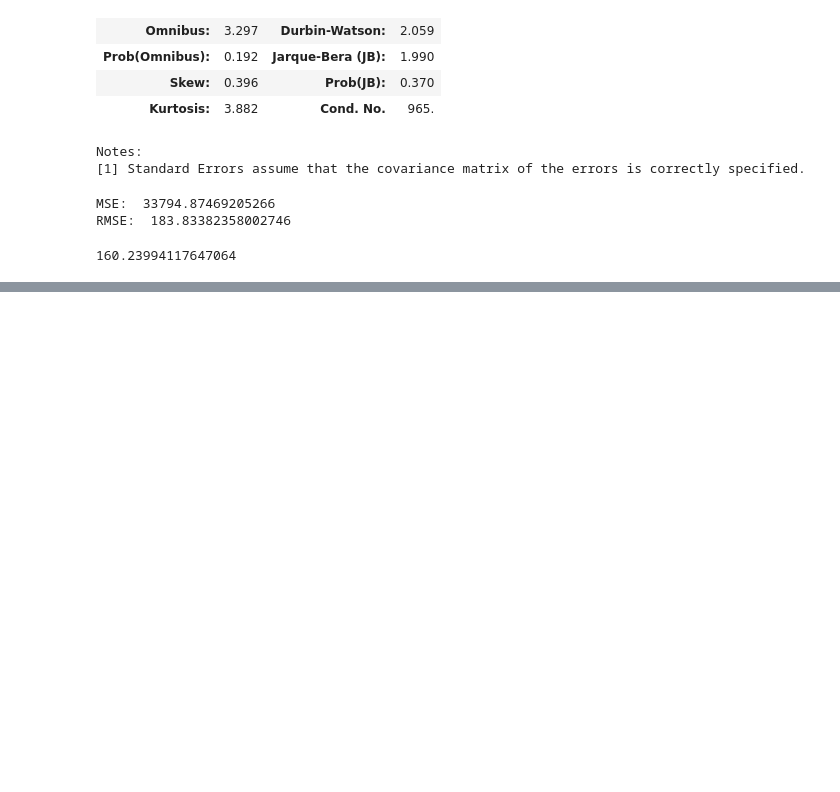
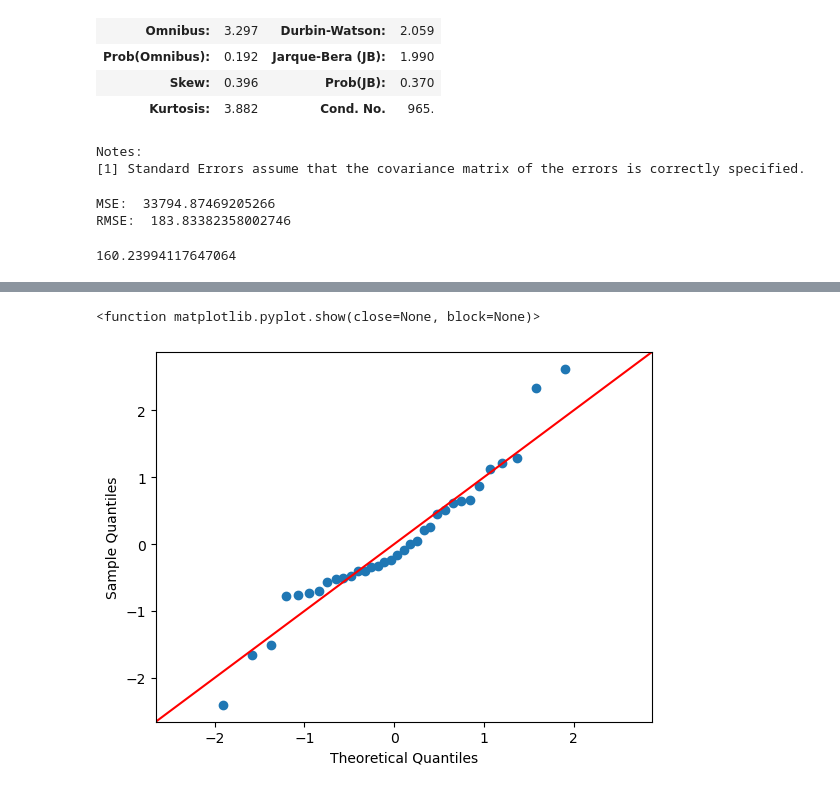
Before and after one commit to shashi-naidu/aiml_shashi, a Jupyter notebook: LinearRegression.ipynb, the cells around one changed output, grey strips where cells are left out. Drawn from its saved outputs; the diff is of its cells as text; code cells hidden in the pictures; blank space fills up the shorter version.

```diff
--- a/LinearRegression.ipynb
+++ b/LinearRegression.ipynb
@@ -291,0 +307,8 @@ mae
+# %%
+# Plot the Q-Q plot (to check the normality of residuals)
+import statsmodels.api as sm
+sm.qqplot(data1["residuals"],line='45',fit=True)
+plt.show
+# %% [output]
+<function matplotlib.pyplot.show(close=None, block=None)>
+[figure, added]
```
Also changed, not shown: parts of 7 cells of this notebook, 1 other file.
